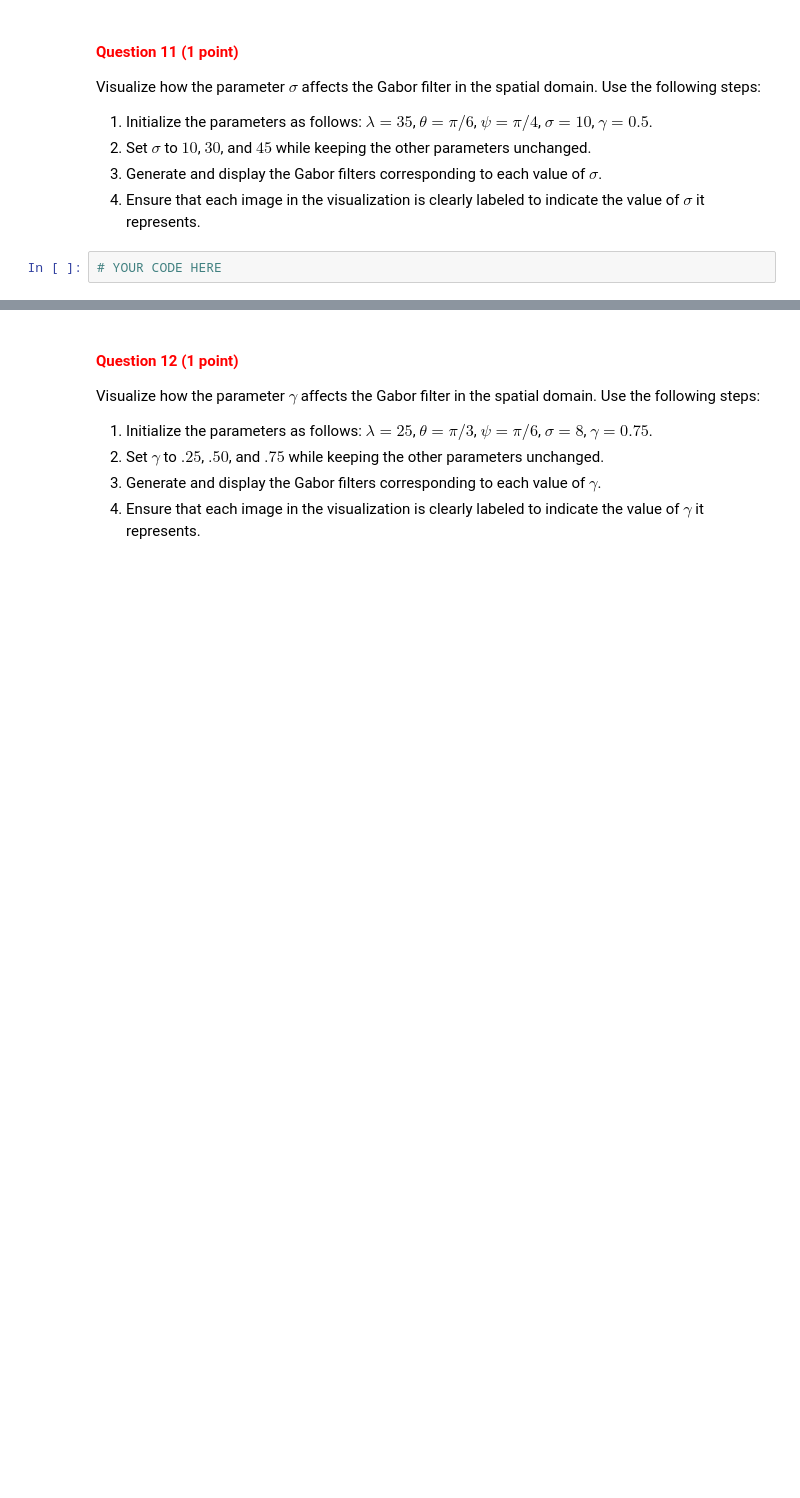
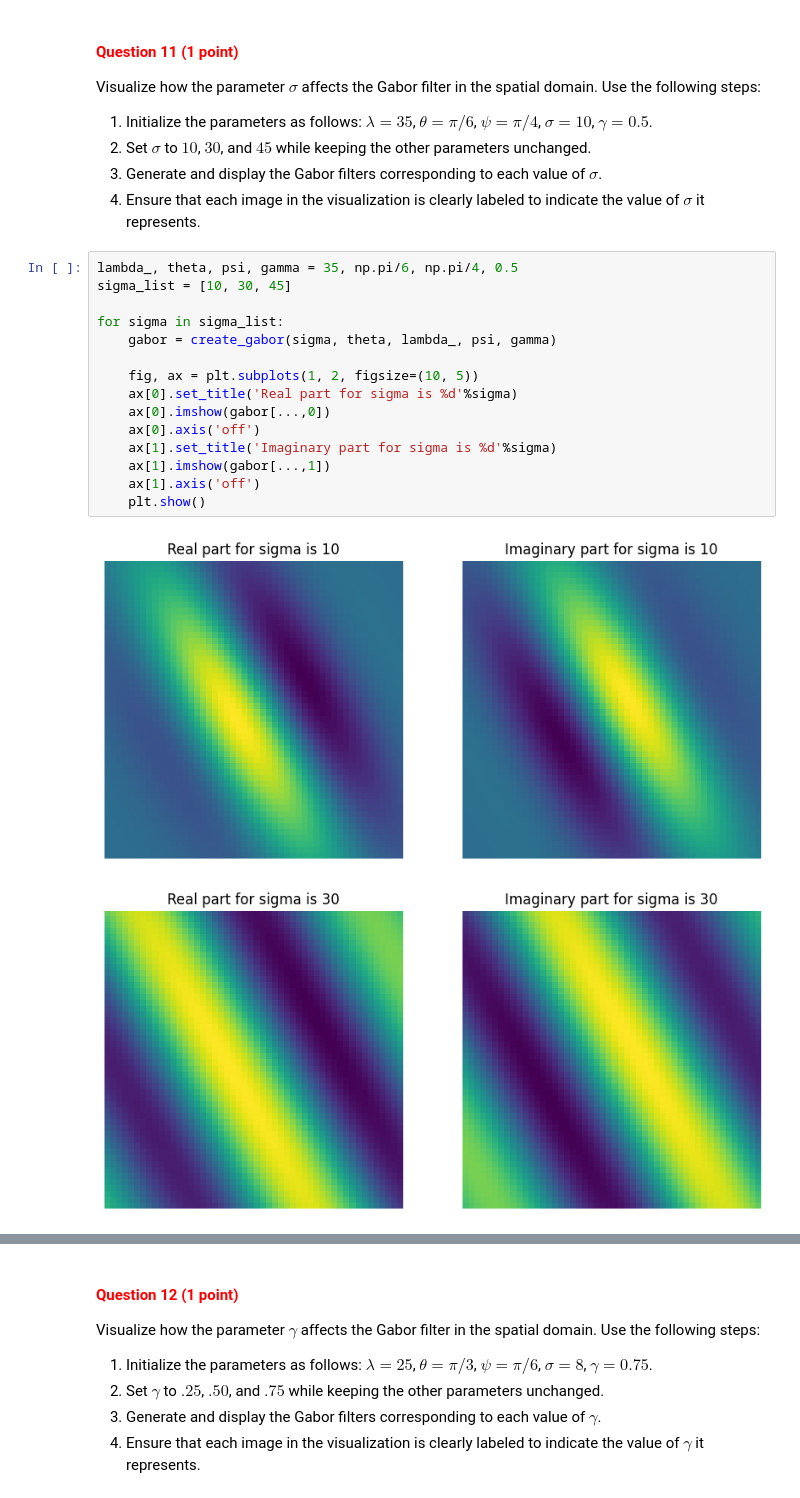
Before and after one commit to juttevijverberg/cv1-lab-2, a Jupyter notebook: cv1-lab-2.ipynb, the cells around one changed output, grey strips where cells are left out. Drawn from its saved outputs; the diff is of its cells as text; blank space fills up the shorter version.

```diff
--- a/cv1-lab-2.ipynb
+++ b/cv1-lab-2.ipynb
@@ -537,5 +555,21 @@ Visualize how the parameter $\sigma$ affects the Gabor filter in the spatial dom
 2. Set $\sigma$ to $10$, $30$, and $45$ while keeping the other parameters unchanged.
 3. Generate and display the Gabor filters corresponding to each value of $\sigma$.
 4. Ensure that each image in the visualization is clearly labeled to indicate the value of $\sigma$ it represents.
-# %%
-# YOUR CODE HERE
+# %%
+lambda_, theta, psi, gamma = 35, np.pi/6, np.pi/4, 0.5
+sigma_list = [10, 30, 45]
+
+for sigma in sigma_list:
+    gabor = create_gabor(sigma, theta, lambda_, psi, gamma)
+
+    fig, ax = plt.subplots(1, 2, figsize=(10, 5))
+    ax[0].set_title('Real part for sigma is %d'%sigma)
+    ax[0].imshow(gabor[...,0])
+    ax[0].axis('off')
+    ax[1].set_title('Imaginary part for sigma is %d'%sigma)
+    ax[1].imshow(gabor[...,1])
+    ax[1].axis('off')
+    plt.show()
+# %% [output]
+[figure, added]
+[figure, added]
```
Also changed, not shown: parts of 17 cells of this notebook.
